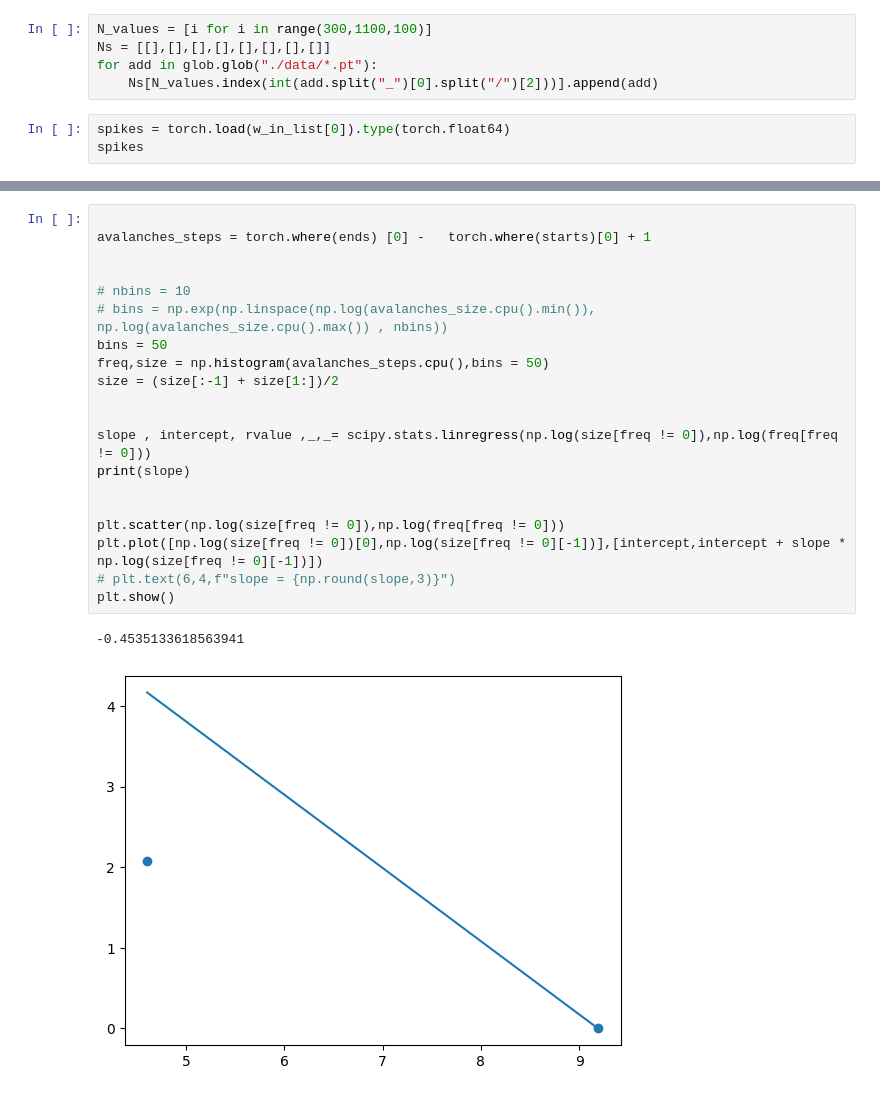
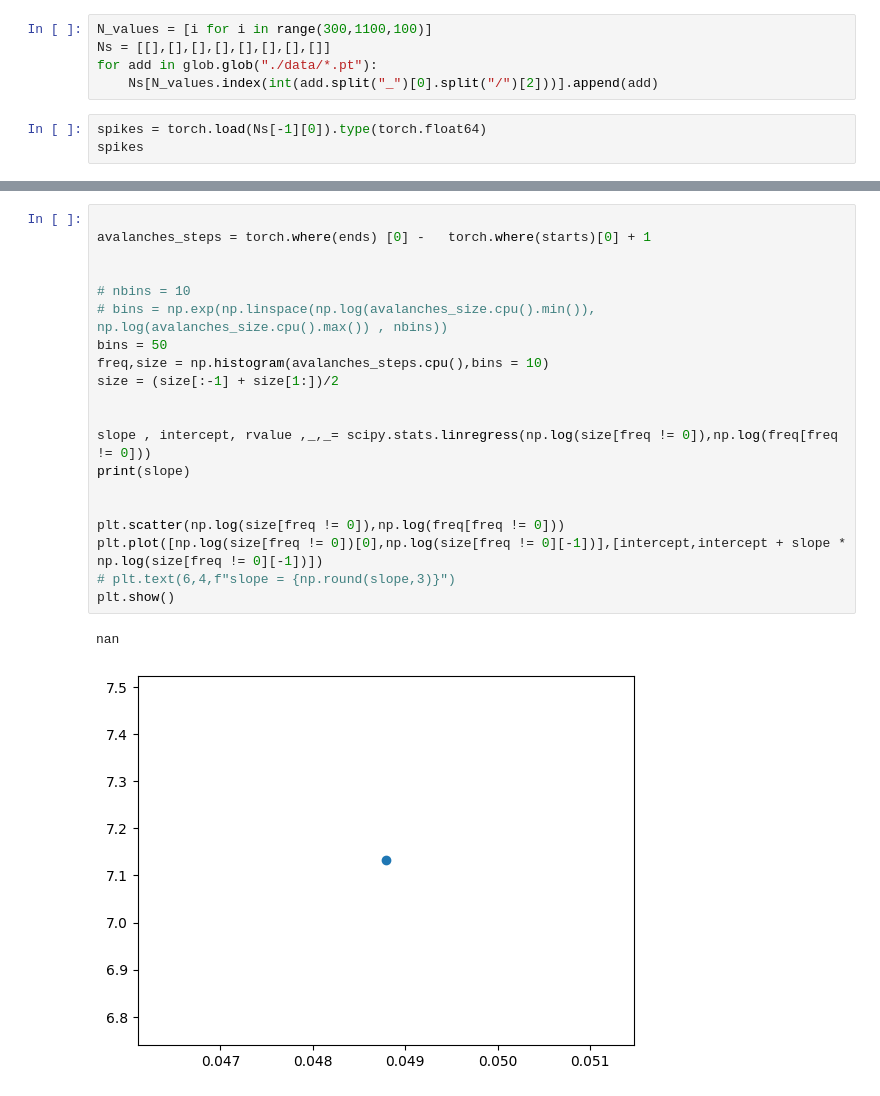
Before and after one commit to alireza-astane/Neuroscience_Project, a Jupyter notebook: results2.ipynb, the cells around one changed output, grey strips where cells are left out. Cells and saved outputs as stored; diff of their text form.

```diff
--- a/results2.ipynb
+++ b/results2.ipynb
@@ -36,6 +45,6 @@ Ns = [[],[],[],[],[],[],[],[]]
 for add in glob.glob("./data/*.pt"):
     Ns[N_values.index(int(add.split("_")[0].split("/")[2]))].append(add)
 # %%
-spikes = torch.load(w_in_list[0]).type(torch.float64)
+spikes = torch.load(Ns[-1][0]).type(torch.float64)
 spikes
 # %% [output]
@@ -103,23 +112,23 @@ plt.show()
 # %%
 
 avalanches_steps = torch.where(ends) [0] -   torch.where(starts)[0] + 1
 
 
 # nbins = 10
 # bins = np.exp(np.linspace(np.log(avalanches_size.cpu().min()), np.log(avalanches_size.cpu().max()) , nbins))
 bins = 50
-freq,size = np.histogram(avalanches_steps.cpu(),bins = 50)
+freq,size = np.histogram(avalanches_steps.cpu(),bins = 10)
 size = (size[:-1] + size[1:])/2
 
 
 slope , intercept, rvalue ,_,_= scipy.stats.linregress(np.log(size[freq != 0]),np.log(freq[freq != 0]))
 print(slope)
 
 
 plt.scatter(np.log(size[freq != 0]),np.log(freq[freq != 0]))
 plt.plot([np.log(size[freq != 0])[0],np.log(size[freq != 0][-1])],[intercept,intercept + slope * np.log(size[freq != 0][-1])])
 # plt.text(6,4,f"slope = {np.round(slope,3)}")
 plt.show()
 # %% [output]
--0.4535133618563941
+nan
-[figure, old version]
+[figure, new version]
```
Also changed, not shown: parts of 12 cells of this notebook.
